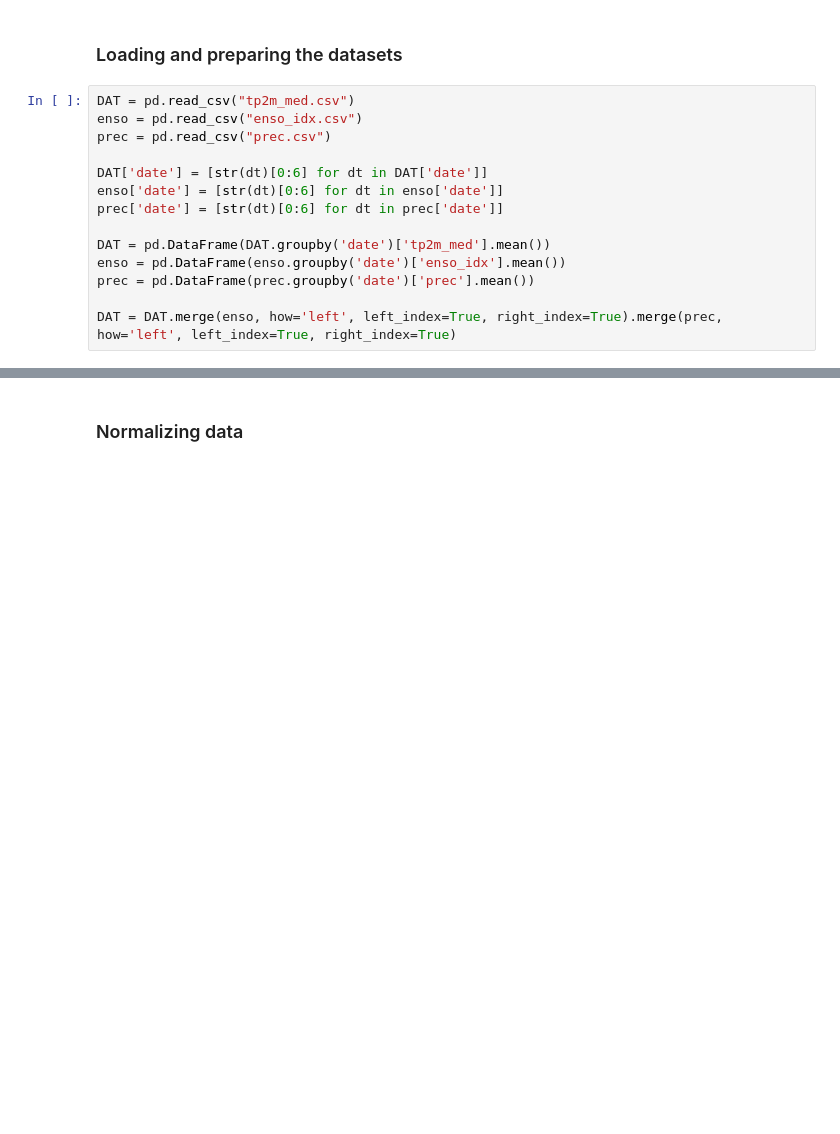
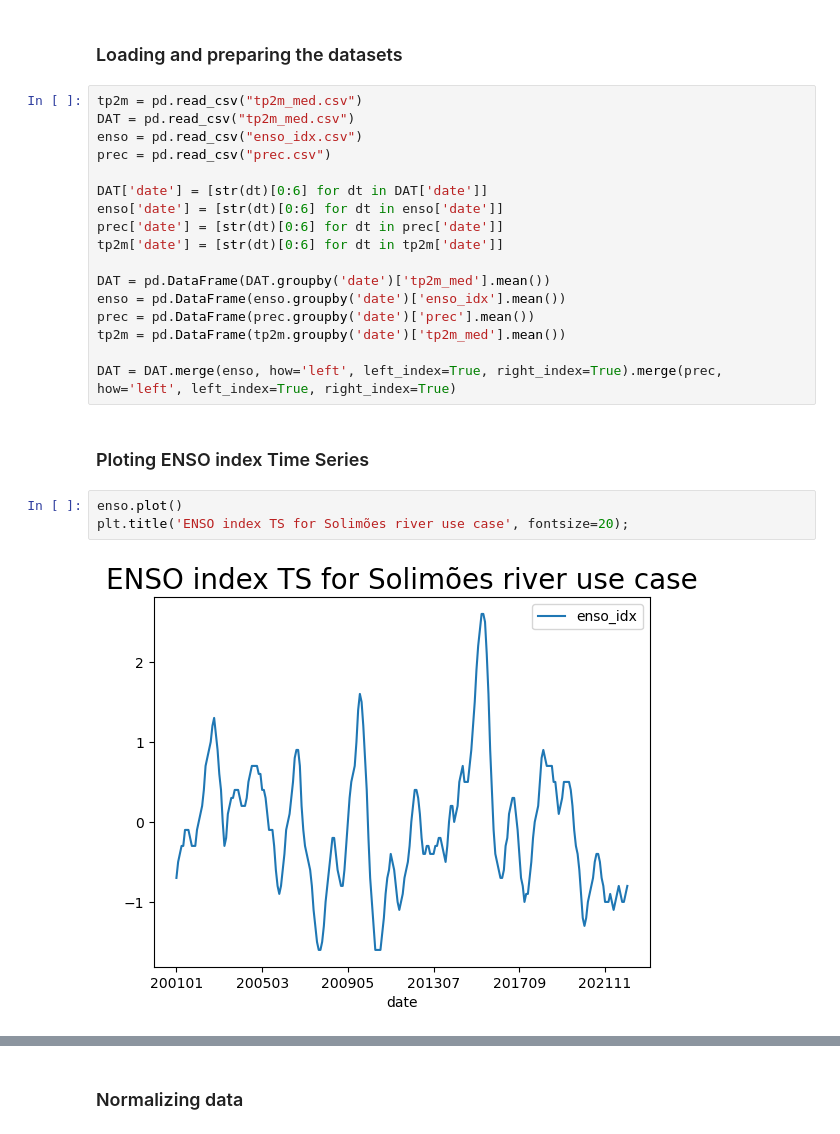
Before and after one commit to CU-ESIIL/eculler-group-hackathon-repo-2023, a Jupyter notebook: 02-Plot.ipynb, the cells around one changed output, grey strips where cells are left out. Saved outputs shown, nothing was run; the diff lists cells and outputs as text; blank space fills up the shorter version.

Commit message:
Plot notebook update

```diff
--- a/02-Plot.ipynb
+++ b/02-Plot.ipynb
@@ -8,6 +8,7 @@ import matplotlib.pyplot as plt
 # %% [markdown]
 ### Loading and preparing the datasets
 # %%
+tp2m = pd.read_csv("tp2m_med.csv")
 DAT = pd.read_csv("tp2m_med.csv")
 enso = pd.read_csv("enso_idx.csv")
 prec = pd.read_csv("prec.csv")
@@ -15,9 +16,18 @@ prec = pd.read_csv("prec.csv")
 DAT['date'] = [str(dt)[0:6] for dt in DAT['date']]
 enso['date'] = [str(dt)[0:6] for dt in enso['date']]
 prec['date'] = [str(dt)[0:6] for dt in prec['date']]
+tp2m['date'] = [str(dt)[0:6] for dt in tp2m['date']]
 
 DAT = pd.DataFrame(DAT.groupby('date')['tp2m_med'].mean())
 enso = pd.DataFrame(enso.groupby('date')['enso_idx'].mean())
 prec = pd.DataFrame(prec.groupby('date')['prec'].mean())
+tp2m = pd.DataFrame(tp2m.groupby('date')['tp2m_med'].mean())
 
 DAT = DAT.merge(enso, how='left', left_index=True, right_index=True).merge(prec, how='left', left_index=True, right_index=True)
+# %% [markdown]
+### Ploting ENSO index Time Series
+# %%
+enso.plot()
+plt.title('ENSO index TS for Solimões river use case', fontsize=20);
+# %% [output]
+[figure, added]
```
Also changed, not shown: parts of 5 cells of this notebook.
